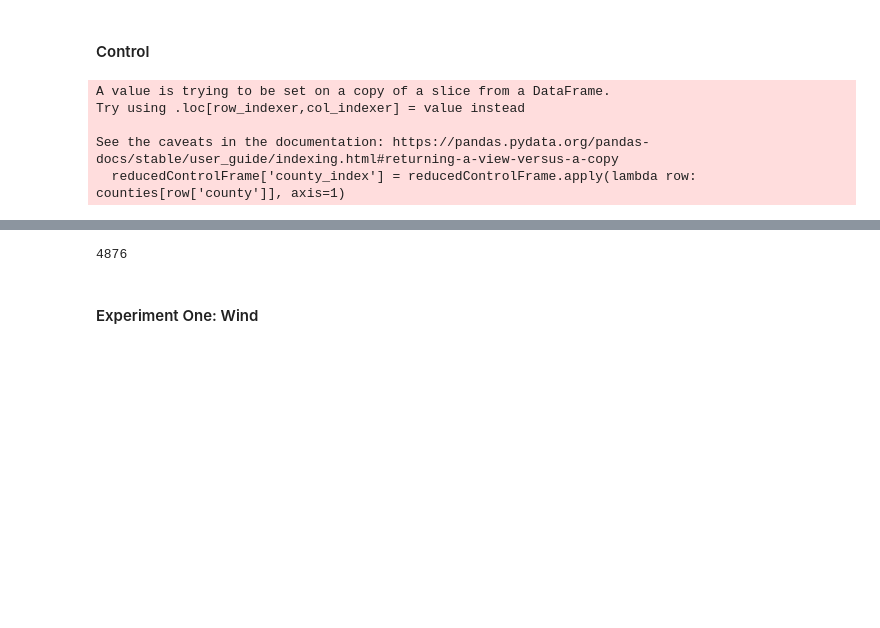
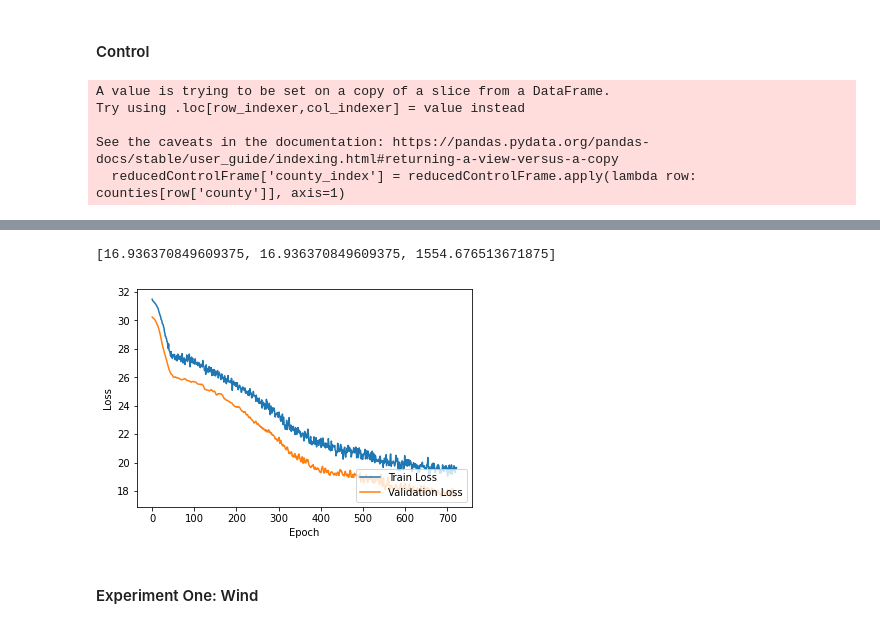
Before and after one commit to christian-westbrook/covid-19-and-weather-patterns, a Jupyter notebook: src/COVID-19 and Weather Patterns.ipynb, the cells around one changed output, grey strips where cells are left out. Drawn from its saved outputs; the diff is of its cells as text; code cells hidden in the pictures; blank space fills up the shorter version.

```diff
--- a/src/COVID-19 and Weather Patterns.ipynb
+++ b/src/COVID-19 and Weather Patterns.ipynb
@@ -220,11 +218,13 @@ error_values = {}
 # %% [markdown]
 #### Control
 # %%
-controlFrame = control
-error_values['control'] = run.run_control(control)
+df = pd.read_pickle(f'../data/control.pkl')
+error_values['control'] = run.run_control(df)
 
-del controlFrame
+del df
 gc.collect()
+
+error_values['control']
 # %% [output]
 A value is trying to be set on a copy of a slice from a DataFrame.
 Try using .loc[row_indexer,col_indexer] = value instead
@@ -251,4 +236,5 @@ Epoch 75/75
-4876
+[16.936370849609375, 16.936370849609375, 1554.676513671875]
+[figure, added]
 # %% [markdown]
 #### Experiment One: Wind
 # %%
```
Also changed, not shown: parts of 10 cells of this notebook, 6 other files.
